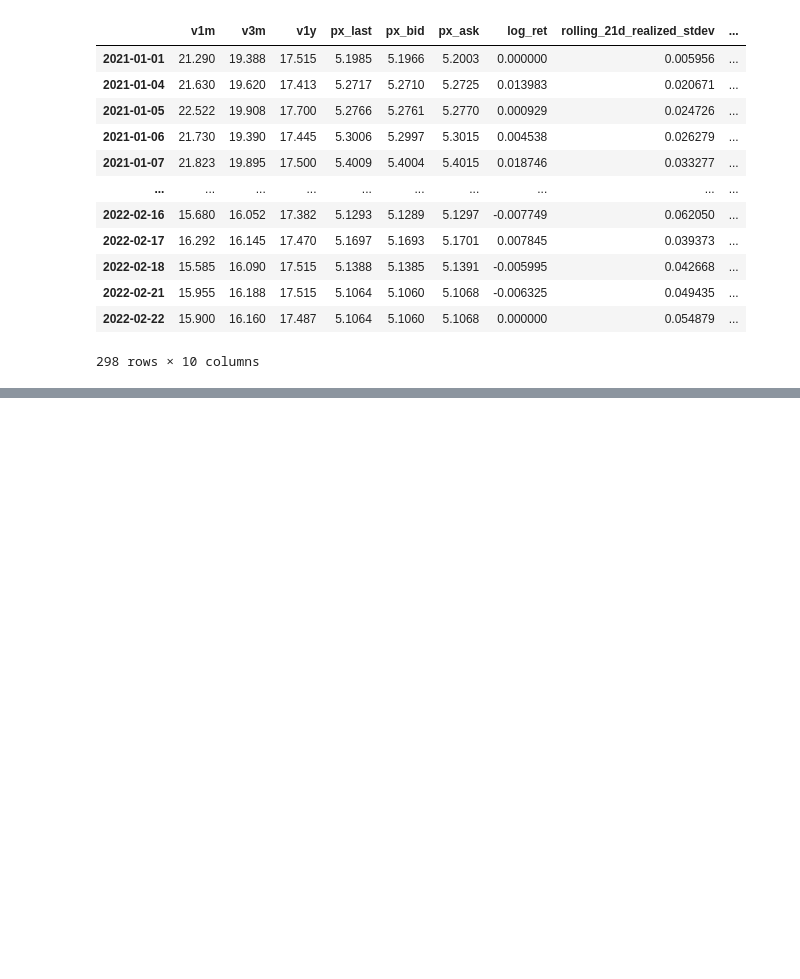
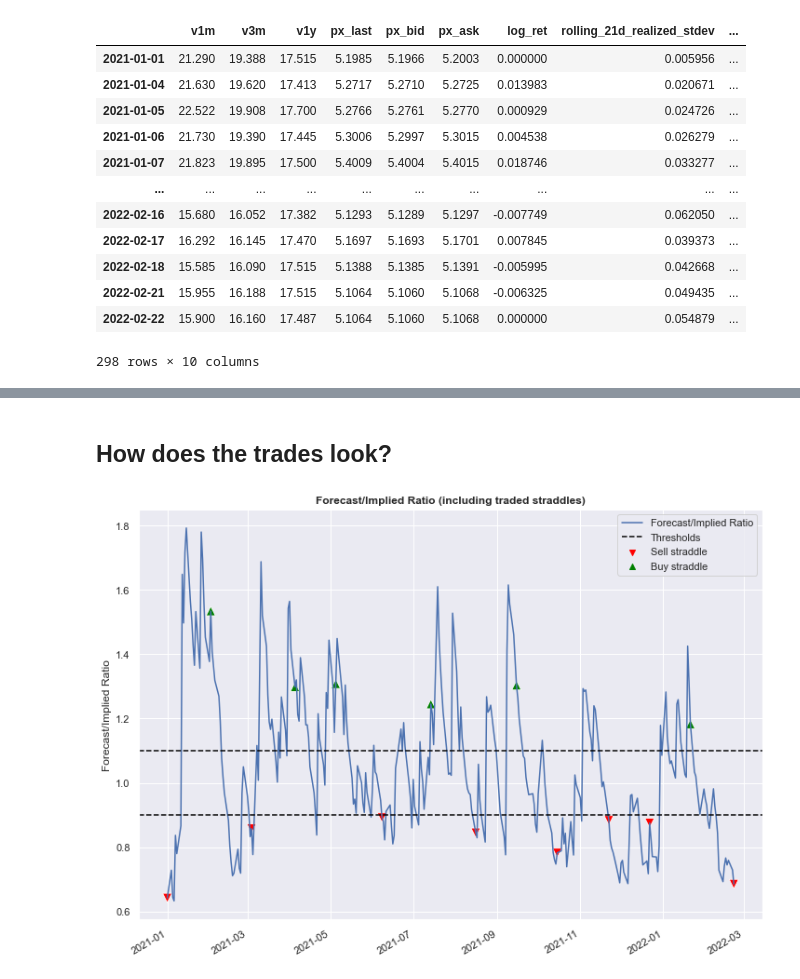
Before and after one commit to frederikbachdk/FXVolTrading, a Jupyter notebook: tradingstrategy/garch_trading.ipynb, the cells around one changed output, grey strips where cells are left out. Cells and saved outputs as stored; diff of their text form; code cells hidden in the pictures; blank space fills up the shorter version.

Commit message:
trading signals generated

```diff
--- a/tradingstrategy/garch_trading.ipynb
+++ b/tradingstrategy/garch_trading.ipynb
@@ -19,6 +21,7 @@ from arch import arch_model
 # %%
 # Load return data
-df = import_data(fx_pair='USDBRL')
+pair = 'USDBRL'
+df = import_data(fx_pair=pair)
 df.dropna(inplace=True)
 returns = df['log_ret'] * 100
 
@@ -61,33 +60,0 @@ df['cond_forecast_to_implied'].plot()
-# %%
-threshold_up = 0.75
-threshold_down = 0.35
-
-df['direction'] = 0
-
-conditions = [
-    (df['cond_forecast_to_implied'] > threshold_up) ,
-    (df['cond_forecast_to_implied'] < threshold_down) ,
-    #(threshold_down <= df['cond_forecast_to_implied']) & (df['cond_forecast_to_implied'] <= threshold_up)
-    ]
-directions = [1, -1]
-
-df['direction'] = np.select(conditions, directions)
-# %%
-counter = 0
-df['direction_new'] = 0
-
-for index, row in df.iterrows():
-
-    if counter > 0 :
-        counter -= counter
-        continue
-
-    if row['cond_forecast_to_implied'] > threshold_up:
-        row['direction_new'] = 1
-        counter = 21
-
-    if row['cond_forecast_to_implied'] < threshold_down:
-        row['direction_new'] = -1
-        counter = 21
-
-df.tail(30)
@@ -111,0 +63,6 @@ df.tail(30)
+# %%
+threshold_up = 1.1
+threshold_down = 0.9
+
+gen_trading_signals(df,thres_up=threshold_up,thres_down=threshold_down)
+df.tail(10)
@@ -111,0 +81,6 @@ df.tail(30)
+# %% [markdown]
+## How does the trades look?
+# %%
+plot_trades(df,thres_up=threshold_up,thres_down=threshold_down)
+# %% [output]
+[figure, added]
```
Also changed, not shown: parts of 8 cells of this notebook, 5 other files.
